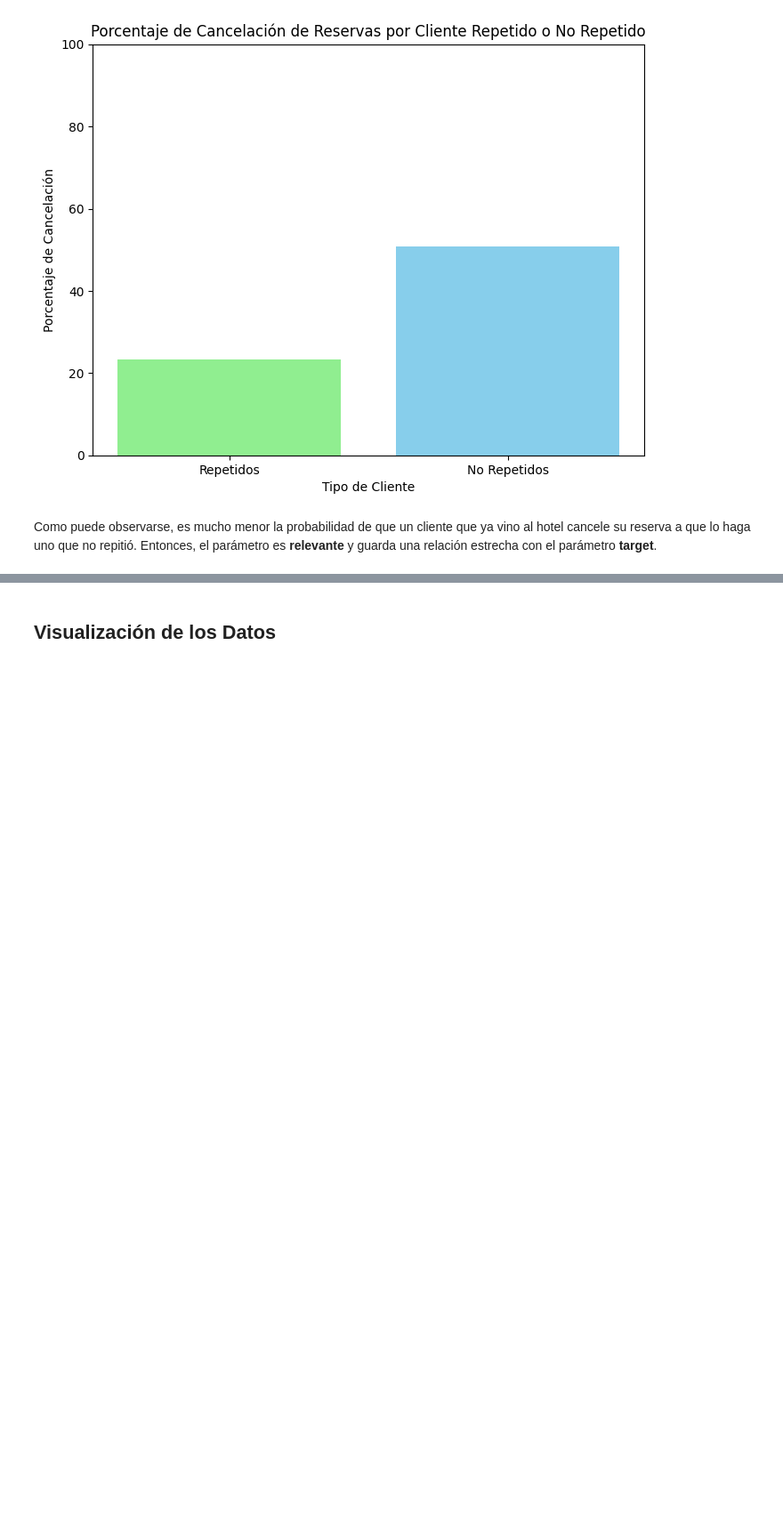
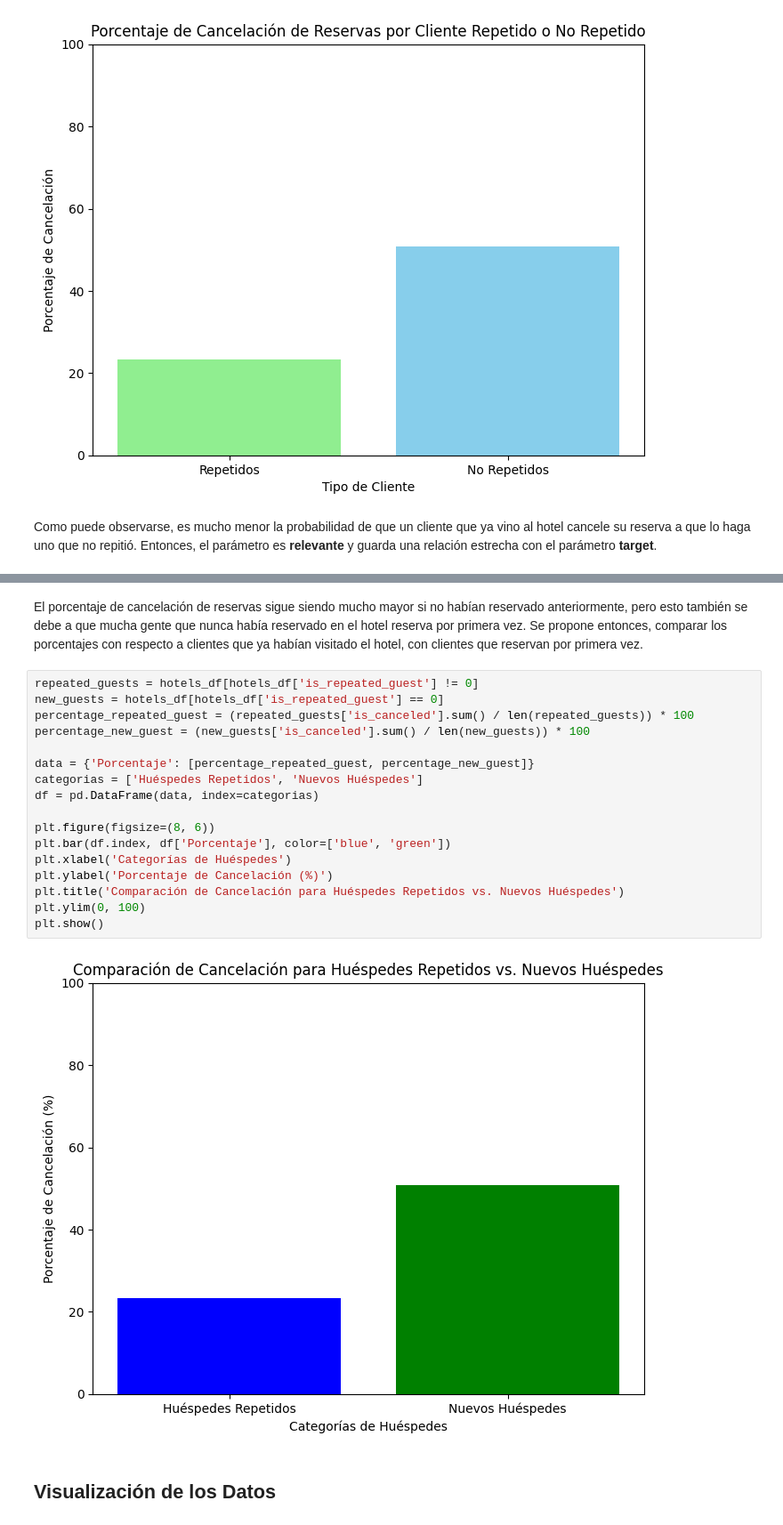
Before and after one commit to InspectorDave/OrgaDeDatos-TPs, a Jupyter notebook: 7506R_TP1_GRUPO11_CHP1_ENTREGA.ipynb, the cells around one changed output, grey strips where cells are left out. Shown at 89% size. Drawn from its saved outputs; the diff is of its cells as text; blank space fills up the shorter version.

```diff
--- a/7506R_TP1_GRUPO11_CHP1_ENTREGA.ipynb
+++ b/7506R_TP1_GRUPO11_CHP1_ENTREGA.ipynb
@@ -1125,3 +1158,24 @@ Como puede observarse, es mucho menor la probabilidad de que un cliente que ya v
+# %% [markdown]
+El porcentaje de cancelación de reservas sigue siendo mucho mayor si no habían reservado anteriormente, pero esto también se debe a que mucha gente que nunca había reservado en el hotel reserva por primera vez. Se propone entonces, comparar los porcentajes con respecto a clientes que ya habían visitado el hotel, con clientes que reservan por primera vez.
+# %%
+repeated_guests = hotels_df[hotels_df['is_repeated_guest'] != 0]
+new_guests = hotels_df[hotels_df['is_repeated_guest'] == 0]
+percentage_repeated_guest = (repeated_guests['is_canceled'].sum() / len(repeated_guests)) * 100
+percentage_new_guest = (new_guests['is_canceled'].sum() / len(new_guests)) * 100
+
+data = {'Porcentaje': [percentage_repeated_guest, percentage_new_guest]}
+categorias = ['Huéspedes Repetidos', 'Nuevos Huéspedes']
+df = pd.DataFrame(data, index=categorias)
+
+plt.figure(figsize=(8, 6))
+plt.bar(df.index, df['Porcentaje'], color=['blue', 'green'])
+plt.xlabel('Categorías de Huéspedes')
+plt.ylabel('Porcentaje de Cancelación (%)')
+plt.title('Comparación de Cancelación para Huéspedes Repetidos vs. Nuevos Huéspedes')
+plt.ylim(0, 100)
+plt.show()
+# %% [output]
+[figure, added]
 # %% [markdown]
 ## Visualización de los Datos
 # %% [markdown]
```
Also changed, not shown: parts of 12 cells of this notebook.
